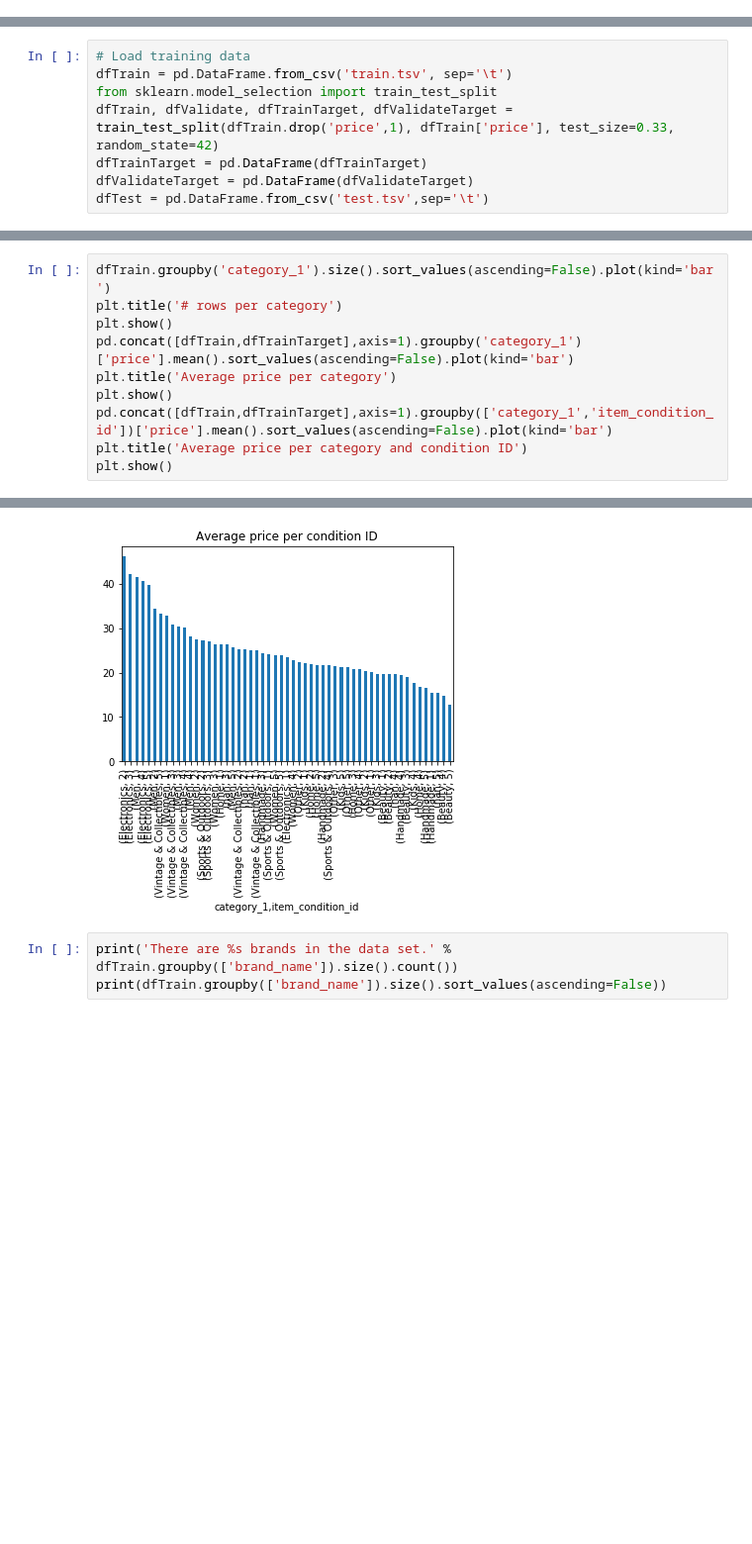
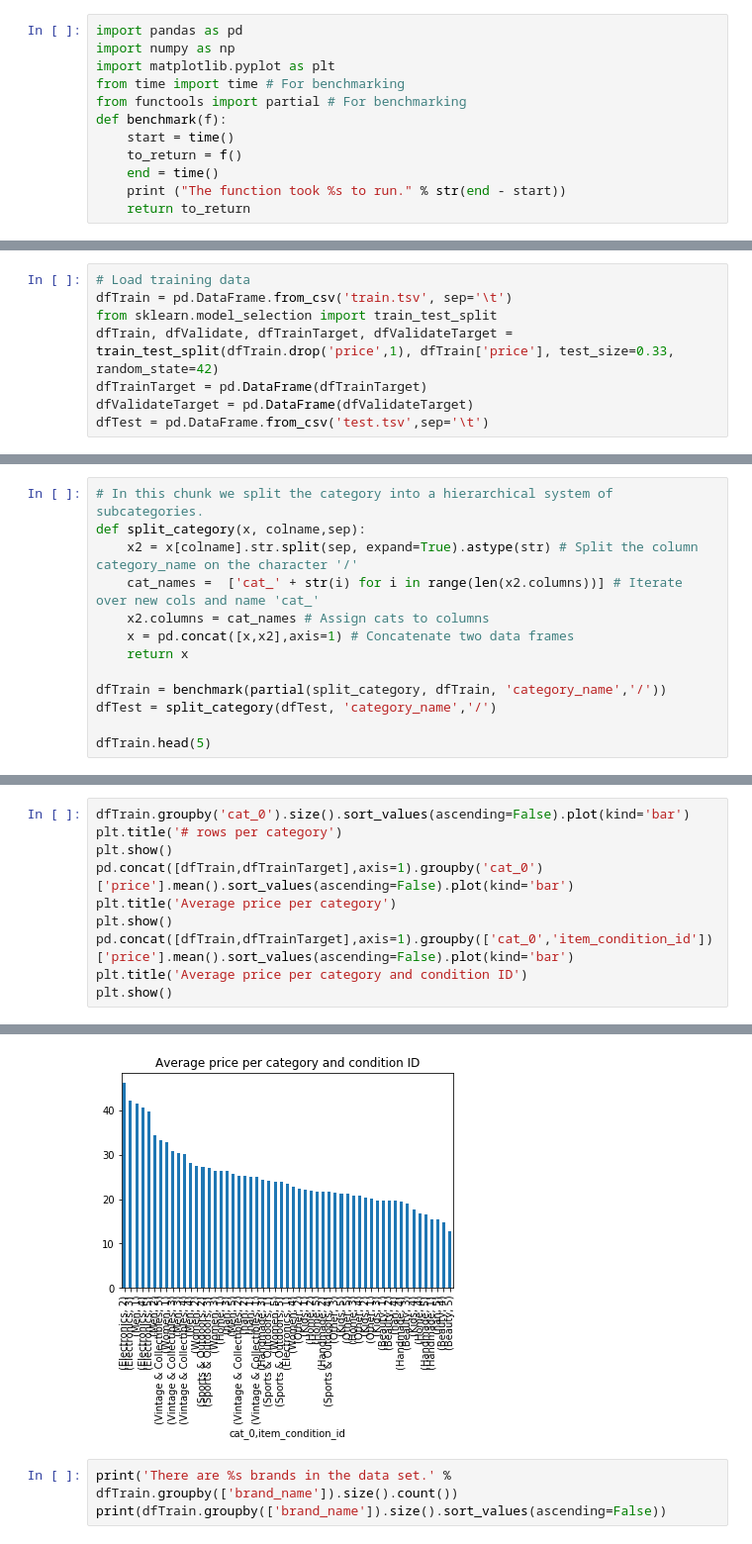
Before and after one commit to RoelPi/kag_mercari_prices, a Jupyter notebook: kag_mercari_price_suggestion.ipynb, the cells around one changed output, grey strips where cells are left out. Shown: that part at 99% size. Cells and saved outputs as stored; diff of their text form; blank space fills up the shorter version.

Commit message:
Added benchmark function Merged Nicolas and my changes. Updated Roel's exploratory analysis.

```diff
--- a/kag_mercari_price_suggestion.ipynb
+++ b/kag_mercari_price_suggestion.ipynb
@@ -7,3 +3,15 @@ import matplotlib.pyplot as plt
+# %%
+import pandas as pd
+import numpy as np
+import matplotlib.pyplot as plt
+from time import time # For benchmarking
+from functools import partial # For benchmarking
+def benchmark(f):
+    start = time()
+    to_return = f()
+    end = time()
+    print ("The function took %s to run." % str(end - start))
+    return to_return
 # %% [markdown]
 Loading the training and testing dataset into a Pandas Dataframe.
 # %%
@@ -60,0 +35,13 @@ dfTrain.head(5)
+# %%
+# In this chunk we split the category into a hierarchical system of subcategories.
+def split_category(x, colname,sep):
+    x2 = x[colname].str.split(sep, expand=True).astype(str) # Split the column category_name on the character '/'
+    cat_names =  ['cat_' + str(i) for i in range(len(x2.columns))] # Iterate over new cols and name 'cat_'
+    x2.columns = cat_names # Assign cats to columns
+    x = pd.concat([x,x2],axis=1) # Concatenate two data frames
+    return x
+
+dfTrain = benchmark(partial(split_category, dfTrain, 'category_name','/'))
+dfTest = split_category(dfTest, 'category_name','/')
+
+dfTrain.head(5)
@@ -111,12 +98,12 @@ nan         None                 None                           4266
 Length: 1247, dtype: int64
 # %%
-dfTrain.groupby('category_1').size().sort_values(ascending=False).plot(kind='bar')
+dfTrain.groupby('cat_0').size().sort_values(ascending=False).plot(kind='bar')
 plt.title('# rows per category')
 plt.show()
-pd.concat([dfTrain,dfTrainTarget],axis=1).groupby('category_1')['price'].mean().sort_values(ascending=False).plot(kind='bar')
+pd.concat([dfTrain,dfTrainTarget],axis=1).groupby('cat_0')['price'].mean().sort_values(ascending=False).plot(kind='bar')
 plt.title('Average price per category')
 plt.show()
-pd.concat([dfTrain,dfTrainTarget],axis=1).groupby(['category_1','item_condition_id'])['price'].mean().sort_values(ascending=False).plot(kind='bar')
+pd.concat([dfTrain,dfTrainTarget],axis=1).groupby(['cat_0','item_condition_id'])['price'].mean().sort_values(ascending=False).plot(kind='bar')
 plt.title('Average price per category and condition ID')
 plt.show()
 # %% [output]
@@ -125,4 +112,4 @@ plt.show()
-[figure, old version]
+[figure, new version]
 # %%
 print('There are %s brands in the data set.' % dfTrain.groupby(['brand_name']).size().count())
 print(dfTrain.groupby(['brand_name']).size().sort_values(ascending=False))
```
Also changed, not shown: parts of 6 cells of this notebook.
